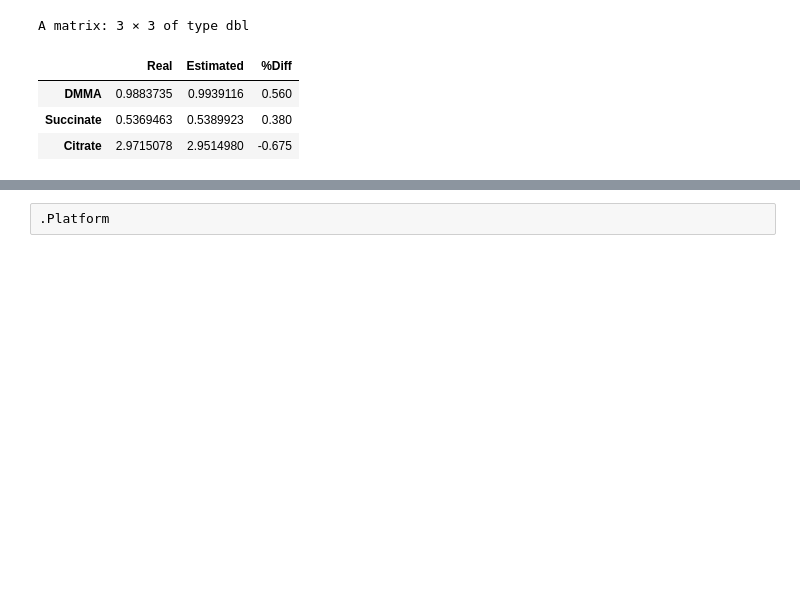
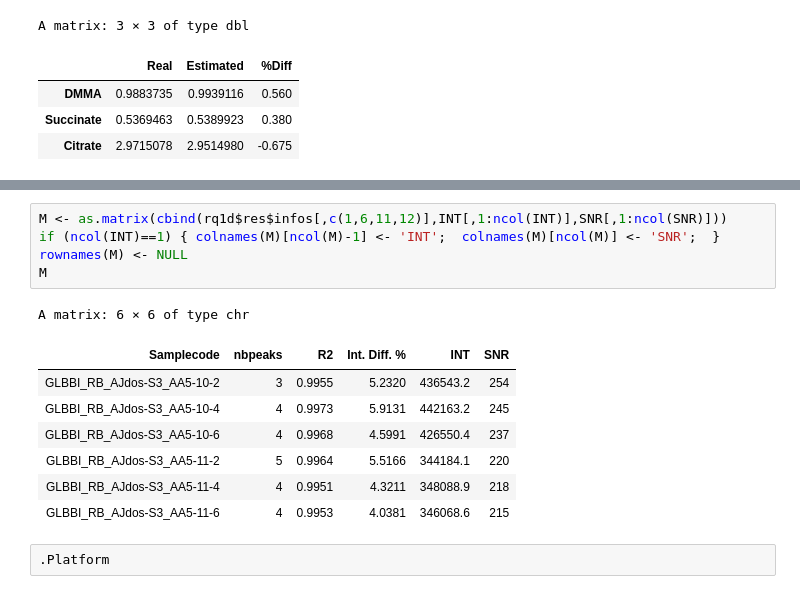
Before and after one commit to djacob65/JNBrq1d, a Jupyter notebook: RnmrQuant1D_Test_S3.ipynb, the cells around one changed output, grey strips where cells are left out. Cells and saved outputs as stored; diff of their text form; blank space fills up the shorter version.

```diff
--- a/RnmrQuant1D_Test_S3.ipynb
+++ b/RnmrQuant1D_Test_S3.ipynb
@@ -241,3 +249,17 @@ A matrix: 6 × 1 of type dbl
+# %%
+M <- as.matrix(cbind(rq1d$res$infos[,c(1,6,11,12)],INT[,1:ncol(INT)],SNR[,1:ncol(SNR)]))
+if (ncol(INT)==1) { colnames(M)[ncol(M)-1] <- 'INT';  colnames(M)[ncol(M)] <- 'SNR';  }
+rownames(M) <- NULL
+M
+# %% [output]
+A matrix: 6 × 6 of type chr
+| Samplecode | nbpeaks | R2 | Int. Diff. % | INT | SNR |
+| GLBBI_RB_AJdos-S3_AA5-10-2 | 3 | 0.9955 | 5.2320 | 436543.2 | 254 |
+| GLBBI_RB_AJdos-S3_AA5-10-4 | 4 | 0.9973 | 5.9131 | 442163.2 | 245 |
+| GLBBI_RB_AJdos-S3_AA5-10-6 | 4 | 0.9968 | 4.5991 | 426550.4 | 237 |
+| GLBBI_RB_AJdos-S3_AA5-11-2 | 5 | 0.9964 | 5.5166 | 344184.1 | 220 |
+| GLBBI_RB_AJdos-S3_AA5-11-4 | 4 | 0.9951 | 4.3211 | 348088.9 | 218 |
+| GLBBI_RB_AJdos-S3_AA5-11-6 | 4 | 0.9953 | 4.0381 | 346068.6 | 215 |
 # %%
 .Platform
 # %% [output]
```
Also changed, not shown: parts of 3 cells of this notebook.
